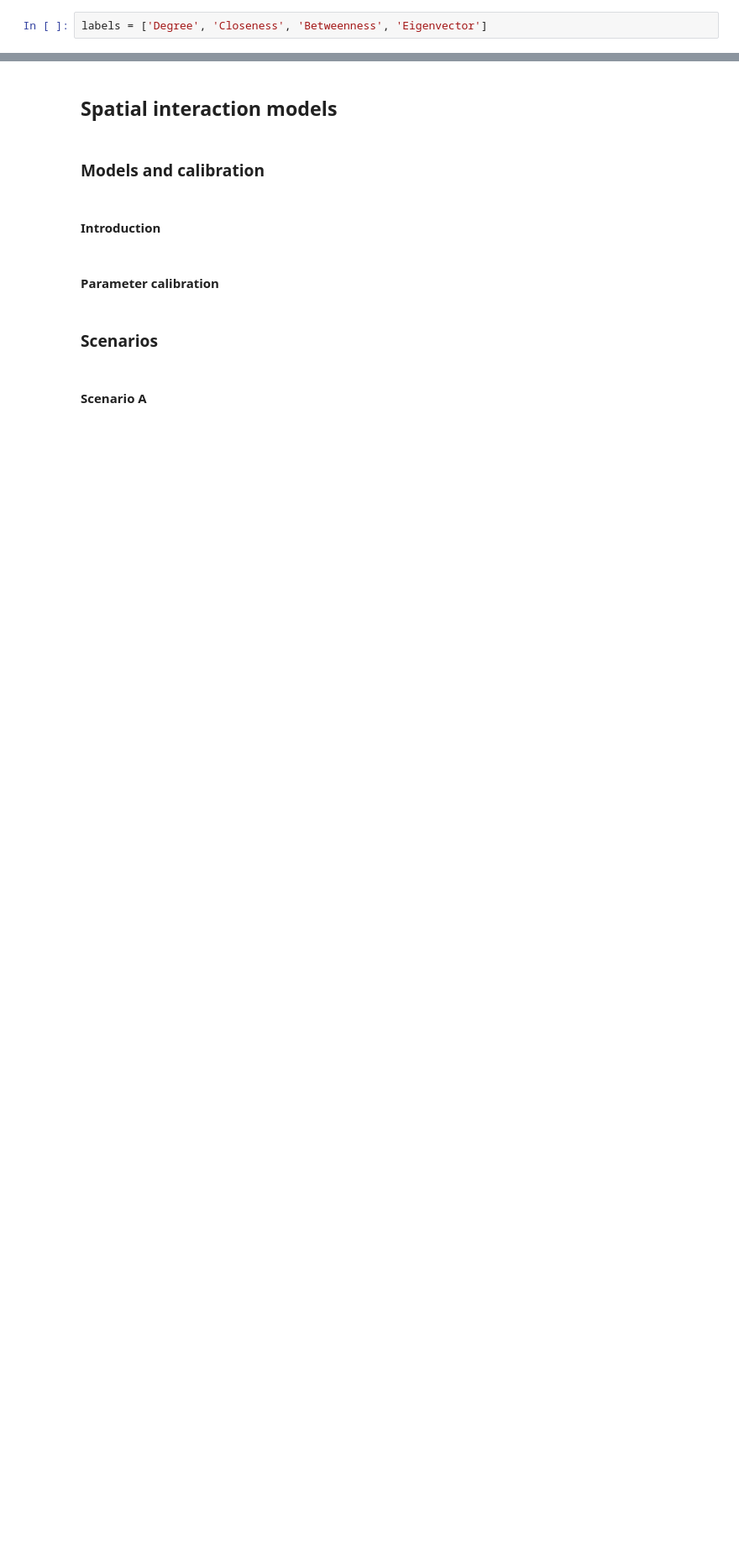
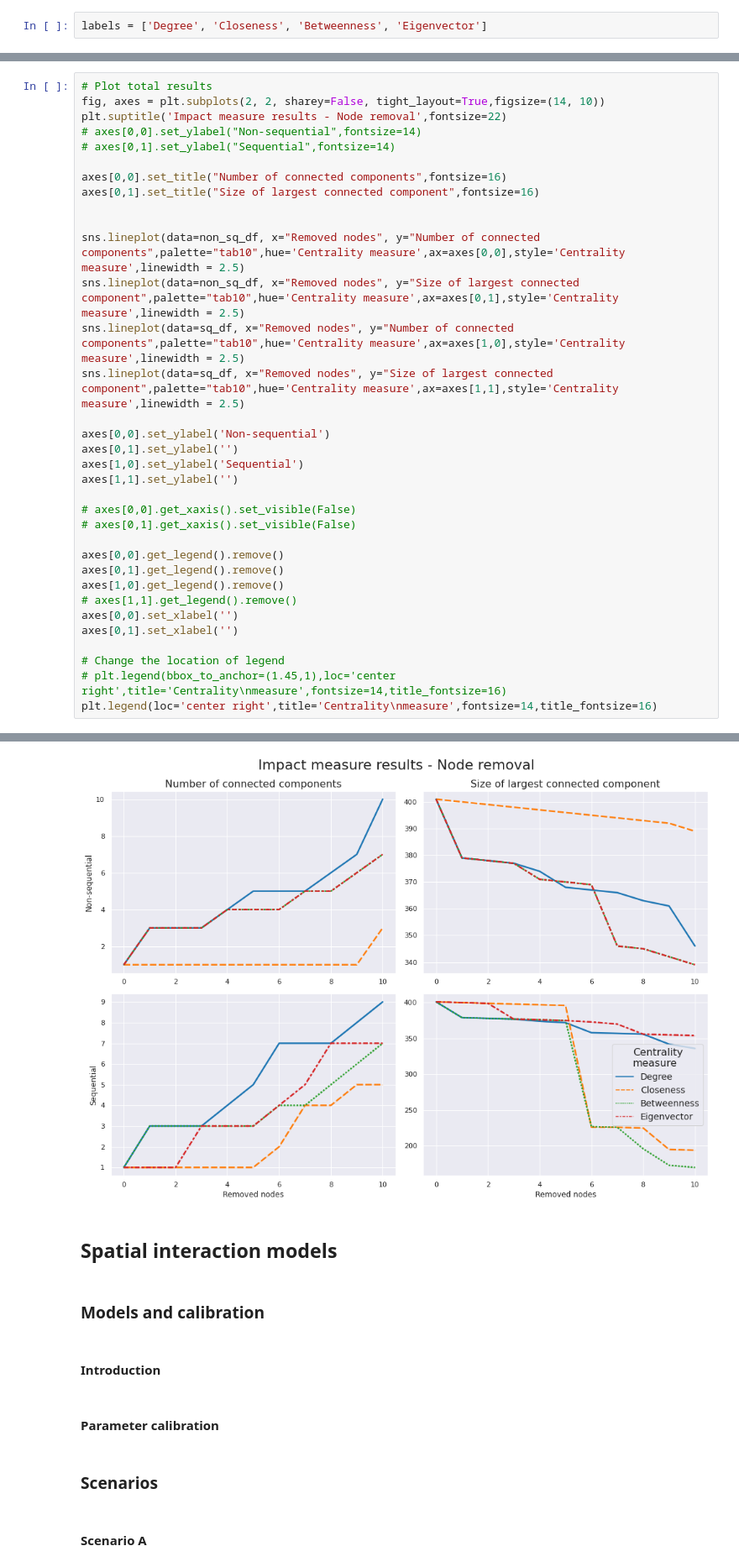
Before and after one commit to rpoandres/US_Assessment, a Jupyter notebook: US_Assessment.ipynb, the cells around one changed output, grey strips where cells are left out. Shown at 84% size. Cells and saved outputs as stored; diff of their text form; blank space fills up the shorter version.

```diff
--- a/US_Assessment.ipynb
+++ b/US_Assessment.ipynb
@@ -652,0 +849,35 @@ non_sq.tail(20)
+# %%
+# Plot total results
+fig, axes = plt.subplots(2, 2, sharey=False, tight_layout=True,figsize=(14, 10))
+plt.suptitle('Impact measure results - Node removal',fontsize=22)
+# axes[0,0].set_ylabel("Non-sequential",fontsize=14)
+# axes[0,1].set_ylabel("Sequential",fontsize=14)
+
+axes[0,0].set_title("Number of connected components",fontsize=16)
+axes[0,1].set_title("Size of largest connected component",fontsize=16)
+
+
+sns.lineplot(data=non_sq_df, x="Removed nodes", y="Number of connected components",palette="tab10",hue='Centrality measure',ax=axes[0,0],style='Centrality measure',linewidth = 2.5)
+sns.lineplot(data=non_sq_df, x="Removed nodes", y="Size of largest connected component",palette="tab10",hue='Centrality measure',ax=axes[0,1],style='Centrality measure',linewidth = 2.5)
+sns.lineplot(data=sq_df, x="Removed nodes", y="Number of connected components",palette="tab10",hue='Centrality measure',ax=axes[1,0],style='Centrality measure',linewidth = 2.5)
+sns.lineplot(data=sq_df, x="Removed nodes", y="Size of largest connected component",palette="tab10",hue='Centrality measure',ax=axes[1,1],style='Centrality measure',linewidth = 2.5)
+
+axes[0,0].set_ylabel('Non-sequential')
+axes[0,1].set_ylabel('')
+axes[1,0].set_ylabel('Sequential')
+axes[1,1].set_ylabel('')
+
+# axes[0,0].get_xaxis().set_visible(False)
+# axes[0,1].get_xaxis().set_visible(False)
+
+axes[0,0].get_legend().remove()
+axes[0,1].get_legend().remove()
+axes[1,0].get_legend().remove()
+# axes[1,1].get_legend().remove()
+axes[0,0].set_xlabel('')
+axes[0,1].set_xlabel('')
+
+# Change the location of legend
+# plt.legend(bbox_to_anchor=(1.45,1),loc='center right',title='Centrality\nmeasure',fontsize=14,title_fontsize=16)
+plt.legend(loc='center right',title='Centrality\nmeasure',fontsize=14,title_fontsize=16)
+# %% [output]
@@ -653,3 +885,4 @@ non_sq.tail(20)
+[figure, added]
 # %% [markdown]
 ## Spatial interaction models
 # %% [markdown]
```
Also changed, not shown: parts of 31 cells of this notebook.
